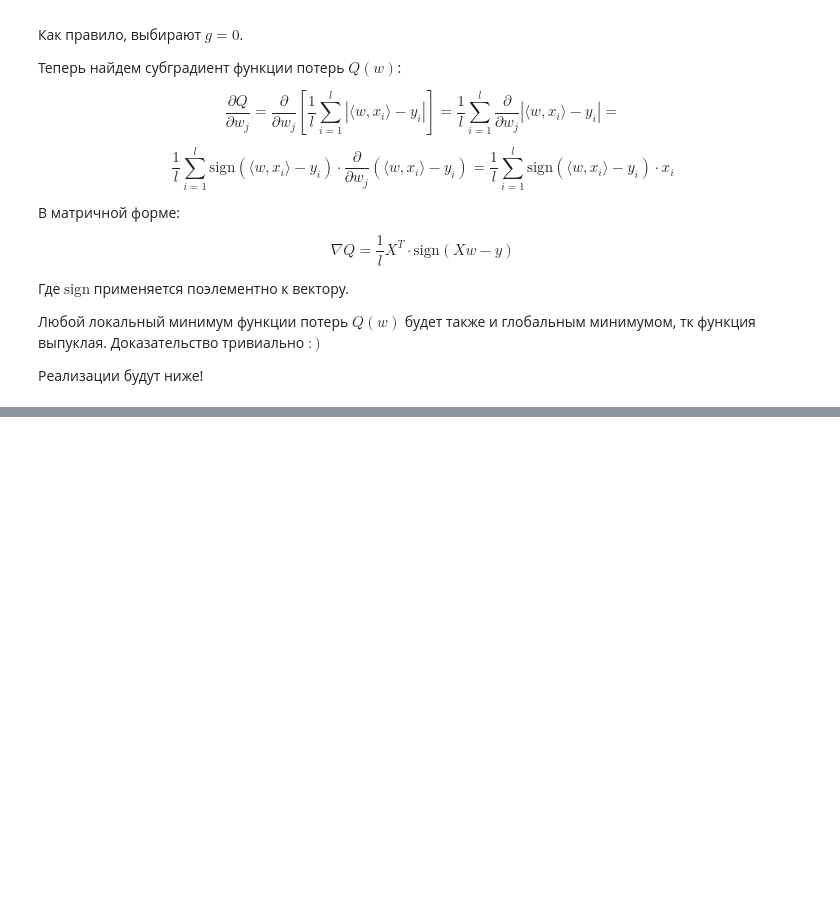
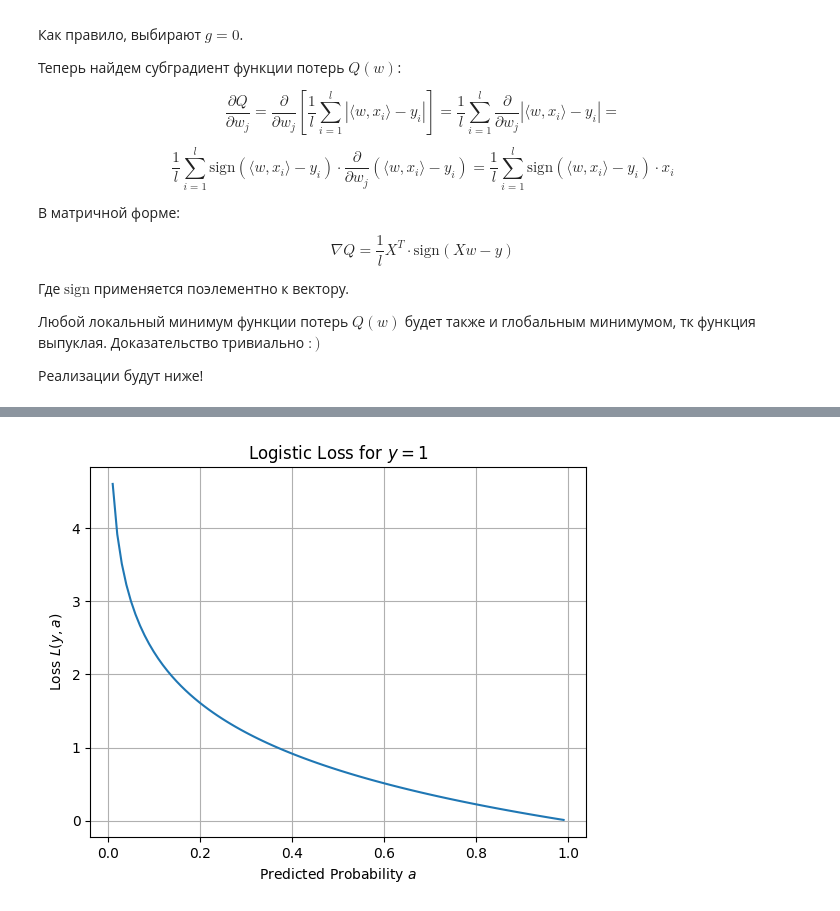
Before and after one commit to financier-py/loss_functions, a Jupyter notebook: LossFunctions.ipynb, the cells around one changed output, grey strips where cells are left out. Cells and saved outputs as stored; diff of their text form; code cells hidden in the pictures; blank space fills up the shorter version.

```diff
--- a/LossFunctions.ipynb
+++ b/LossFunctions.ipynb
@@ -313,0 +435,14 @@ def stochastic_subgradient_descent_mae(X: np.ndarray, y: np.ndarray, eta: float,
+# %%
+import numpy as np
+import matplotlib.pyplot as plt
+a = np.linspace(0.01, 0.99, 100)
+loss_y1 = - np.log(a)
+
+plt.plot(a, loss_y1)
+plt.title(r"Logistic Loss for $y=1$")
+plt.xlabel(r"Predicted Probability $a$")
+plt.ylabel(r"Loss $L(y, a)$")
+plt.grid()
+plt.show()
+# %% [output]
+[figure, added]
```
Also changed, not shown: parts of 10 cells of this notebook, 2 other files.
